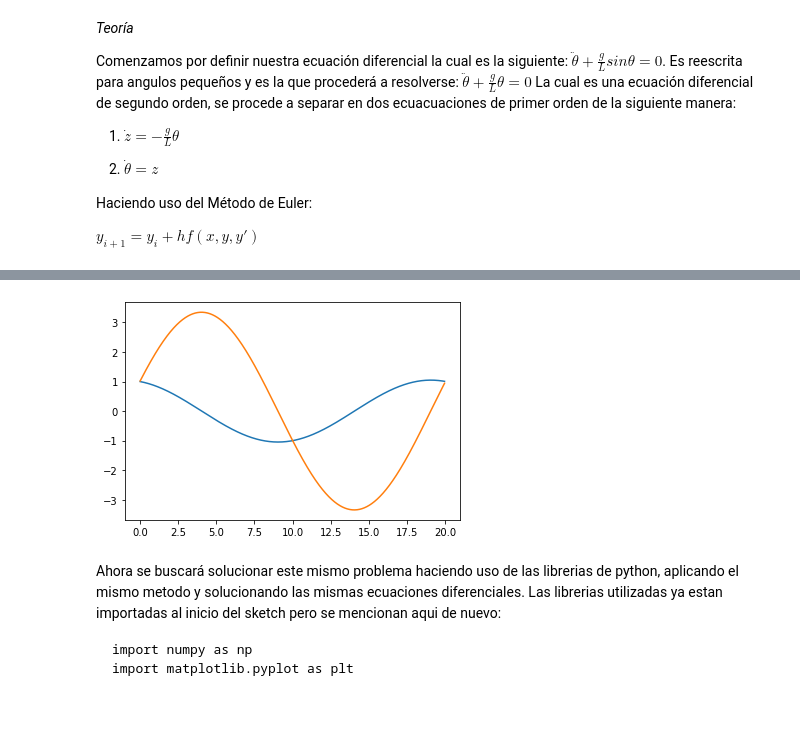
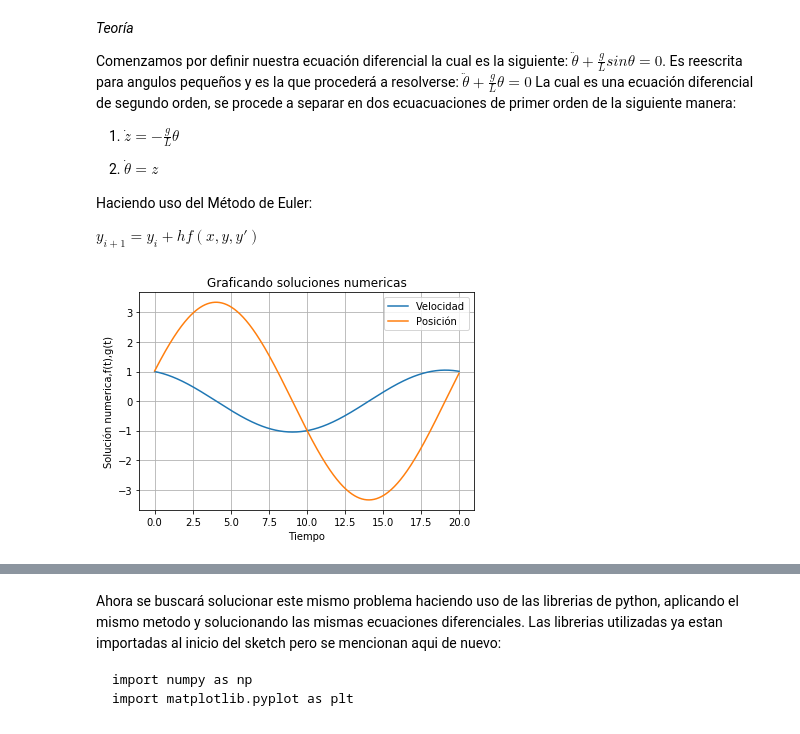
Before and after one commit to DCIDA2019/da2020-Physicworld, a Jupyter notebook: Semana1/Resumen clase y tarea 1.ipynb, the cells around one changed output, grey strips where cells are left out. Drawn from its saved outputs; the diff is of its cells as text; code cells hidden in the pictures.

```diff
--- a/Semana1/Resumen clase y tarea 1.ipynb
+++ b/Semana1/Resumen clase y tarea 1.ipynb
@@ -61,33 +59,47 @@ Haciendo uso del Método de Euler:
 
 $y_{i+1} = y_i + h f(x,y,y')$
 # %%
-xi = 0  #Intervalos de integracion
-xf = 20
-N = 1000 #Partición del intervalo
 
-y1 = 1  #Condiciones iniciales
-y2 = 1
 
-h = (xf-xi)/N #Tamaño del paso
-y_=y2
+def Euler2():
+  xi = 0  #Intervalos de integracion
+  xf = 20
+  N = 1000 #Partición del intervalo
 
-x = []  #Arreglos donde guardaremos los datos de la solución numérica.
-ysol = []
-y_sol = []
 
-for i in range(0,N):
-  y = y1 + h*(-9.81/100)*y_ # Solucionamos la ecuación diferencial 1.
-  y_ = y2 + h * y #Solucionamos la ecuacion diferencial 2.
 
-  x.append(xi) #Agregamos los datos en un arreglo para graficar
-  ysol.append(y)
-  y_sol.append(y_)
+  h  = (xf-xi)/N #Tamaño del paso
 
-  xi = xi + h #Incrementamos el paso
-  y1 = y  #Actualizamos las variables dependientes de cada ecuacion diferencial
-  y2 = y_
 
-plt.plot(x,ysol)
-plt.plot(x,y_sol)
-#x,ysol,y_sol
+  x = []  #Arreglos donde guardaremos los datos de la solución numérica.
+  ysol = []
+  y_sol = []
+  y1 = 1  #Condiciones iniciales
+  y2 = 1
+  y_=y2
+
+  for i in range(0,N):
+    y = y1 + h*(-9.81/100)*y_ # Solucionamos la ecuación diferencial 1.
+    y_ = y2 + h * y #Solucionamos la ecuacion diferencial 2.
+    x.append(xi) #Agregamos los datos en un arreglo para graficar
+    ysol.append(y)
+    y_sol.append(y_)
+
+    xi = xi + h #Incrementamos el paso
+    y1 = y  #Actualizamos las variables dependientes de cada ecuacion diferencial
+    y2 = y_
+
+  plt.plot(x,ysol)
+  plt.plot(x,y_sol)
+  #x,ysol,y_sol
+  plt.legend(['Velocidad','Posición'])
+  #plt.legend("g")
+  plt.title("Graficando soluciones numericas")
+  plt.ylabel("Solución numerica,f(t),g(t)")
+  plt.xlabel("Tiempo")
+  plt.grid()
+  plt.show()
+
+%time Euler2()
 # %% [output]
+[figure, new version]
@@ -95,4 +108,3 @@ plt.plot(x,y_sol)
-[figure, old version]
 # %% [markdown]
 Ahora se buscará solucionar este mismo problema haciendo uso de las librerias de python, aplicando el mismo metodo y solucionando las mismas ecuaciones diferenciales.
 Las librerias utilizadas ya estan importadas al inicio del sketch pero se mencionan aqui de nuevo:
```
Also changed, not shown: parts of 5 cells of this notebook.
